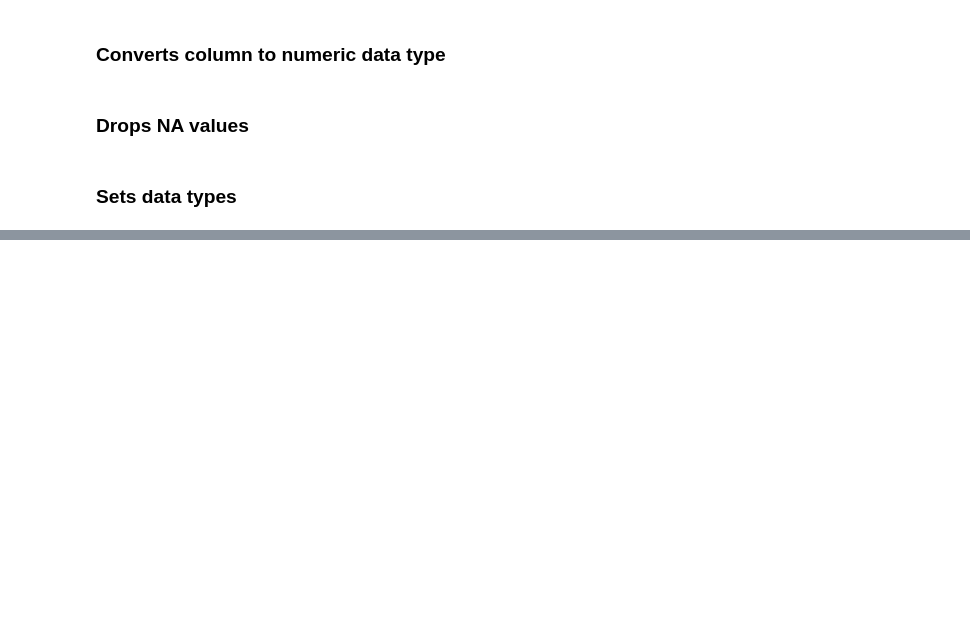
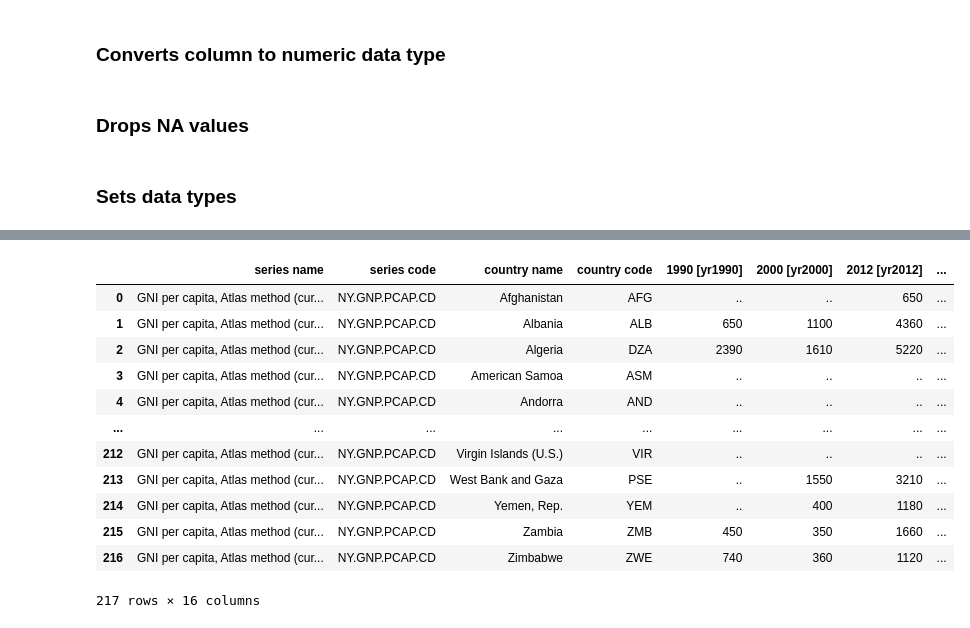
Before and after one commit to Tom-Whittington/Femicide_analysis, a Jupyter notebook: femicide_raw_cleaning.ipynb, the cells around one changed output, grey strips where cells are left out. Saved outputs shown, nothing was run; the diff lists cells and outputs as text; code cells hidden in the pictures; blank space fills up the shorter version.

```diff
--- a/femicide_raw_cleaning.ipynb
+++ b/femicide_raw_cleaning.ipynb
@@ -43,0 +113,17 @@ df.to_csv('df_femicide_cleaned.csv', index=False)
+# %%
+df_gni.columns = [col.lower() for col in df_gni.columns]
+df_gni
+# %% [output]
+|  | series name | series code | country name | country code | 1990 [yr1990] | 2000 [yr2000] | 2012 [yr2012] | ... |
+| 0 | GNI per capita, Atlas method (cur... | NY.GNP.PCAP.CD | Afghanistan | AFG | .. | .. | 650 | ... |
+| 1 | GNI per capita, Atlas method (cur... | NY.GNP.PCAP.CD | Albania | ALB | 650 | 1100 | 4360 | ... |
+| 2 | GNI per capita, Atlas method (cur... | NY.GNP.PCAP.CD | Algeria | DZA | 2390 | 1610 | 5220 | ... |
+| 3 | GNI per capita, Atlas method (cur... | NY.GNP.PCAP.CD | American Samoa | ASM | .. | .. | .. | ... |
+| 4 | GNI per capita, Atlas method (cur... | NY.GNP.PCAP.CD | Andorra | AND | .. | .. | .. | ... |
+| ... | ... | ... | ... | ... | ... | ... | ... | ... |
+| 212 | GNI per capita, Atlas method (cur... | NY.GNP.PCAP.CD | Virgin Islands (U.S.) | VIR | .. | .. | .. | ... |
+| 213 | GNI per capita, Atlas method (cur... | NY.GNP.PCAP.CD | West Bank and Gaza | PSE | .. | 1550 | 3210 | ... |
+| 214 | GNI per capita, Atlas method (cur... | NY.GNP.PCAP.CD | Yemen, Rep. | YEM | .. | 400 | 1180 | ... |
+| 215 | GNI per capita, Atlas method (cur... | NY.GNP.PCAP.CD | Zambia | ZMB | 450 | 350 | 1660 | ... |
+| 216 | GNI per capita, Atlas method (cur... | NY.GNP.PCAP.CD | Zimbabwe | ZWE | 740 | 360 | 1120 | ... |
+217 rows × 16 columns
```
Also changed, not shown: parts of 25 cells of this notebook.
